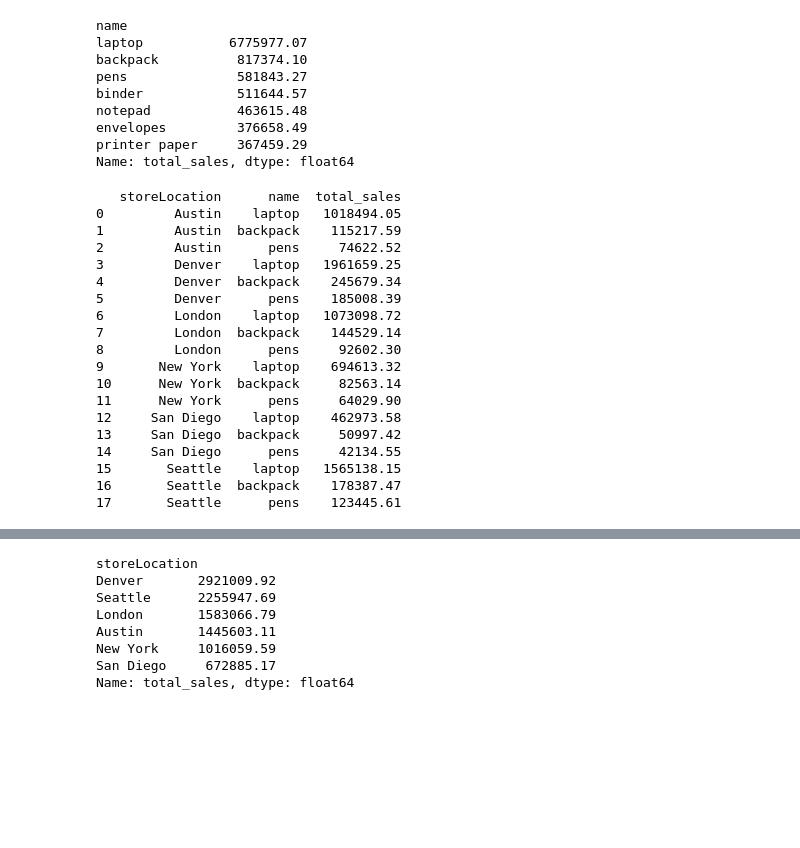
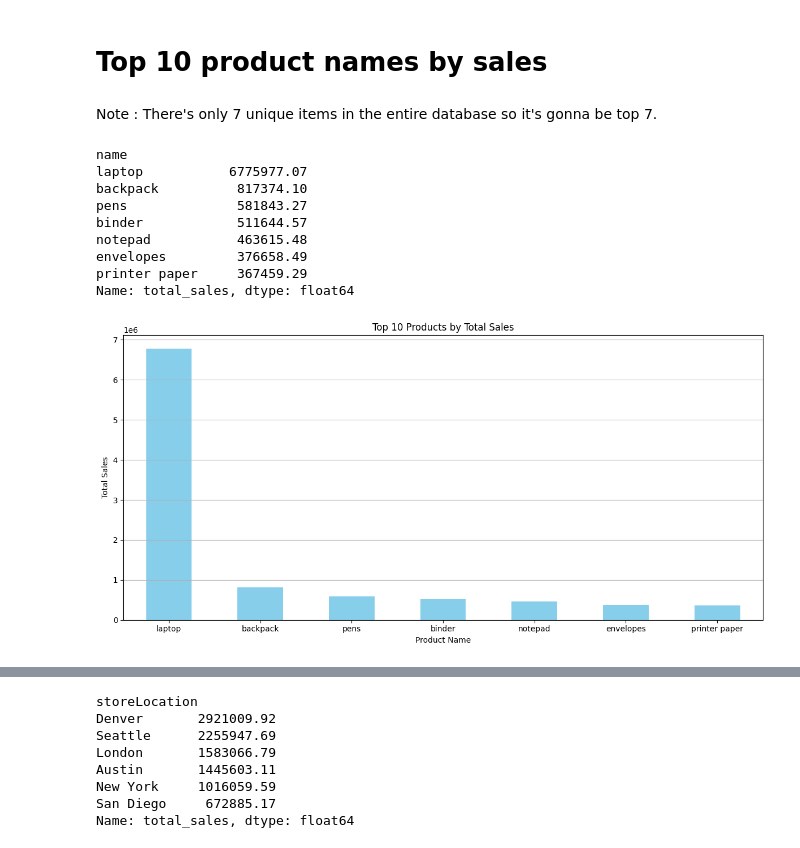
Before and after one commit to u6411325/BDA-Project3, a Jupyter notebook: Project_3.ipynb, the cells around one changed output, grey strips where cells are left out. Drawn from its saved outputs; the diff is of its cells as text; code cells hidden in the pictures; blank space fills up the shorter version.

Commit message:
added visualizations

```diff
--- a/Project_3.ipynb
+++ b/Project_3.ipynb
@@ -33,38 +62,34 @@ df = pd.read_csv('finalproject_items.csv')
-# %%
-df['total_sales'] = df['quantity'] * df['price']
-top_10_products = df.groupby('name')['total_sales'].sum().sort_values(ascending=False).head(10)
-print(top_10_products)
-# %% [output]
-name
-laptop           6775977.07
-backpack          817374.10
-pens              581843.27
-binder            511644.57
-notepad           463615.48
-envelopes         376658.49
-printer paper     367459.29
-Name: total_sales, dtype: float64
-# %%
-store_product_sales = df.groupby(['storeLocation', 'name'])['total_sales'].sum().reset_index()
-top_3_by_store = store_product_sales.groupby('storeLocation').apply(lambda x: x.nlargest(3, 'total_sales')).reset_index(drop=True)
-print(top_3_by_store)
-# %% [output]
-   storeLocation      name  total_sales
-0         Austin    laptop   1018494.05
-1         Austin  backpack    115217.59
-2         Austin      pens     74622.52
-3         Denver    laptop   1961659.25
-4         Denver  backpack    245679.34
-5         Denver      pens    185008.39
-6         London    laptop   1073098.72
-7         London  backpack    144529.14
-8         London      pens     92602.30
-9       New York    laptop    694613.32
-10      New York  backpack     82563.14
-11      New York      pens     64029.90
-12     San Diego    laptop    462973.58
-13     San Diego  backpack     50997.42
-14     San Diego      pens     42134.55
-15       Seattle    laptop   1565138.15
-16       Seattle  backpack    178387.47
-17       Seattle      pens    123445.61
+# %% [markdown]
+# Top 10 product names by sales
+# %% [markdown]
+Note : There's only 7 unique items in the entire database so it's gonna be top 7.
+# %%
+df['total_sales'] = df['quantity'] * df['price']
+top_10_products = df.groupby('name')['total_sales'].sum().sort_values(ascending=False).head(10)
+
+# Create a bar chart
+top_10_products.plot(kind='bar', figsize=(12, 6), color='skyblue')
+
+# Set title and labels for axes
+plt.title("Top 10 Products by Total Sales")
+plt.xlabel("Product Name")
+plt.ylabel("Total Sales")
+plt.xticks(rotation=0)
+plt.grid(axis='y')
+
+# Display the plot
+plt.tight_layout()
+
+print(top_10_products)
+plt.show()
+# %% [output]
+name
+laptop           6775977.07
+backpack          817374.10
+pens              581843.27
+binder            511644.57
+notepad           463615.48
+envelopes         376658.49
+printer paper     367459.29
+Name: total_sales, dtype: float64
+[figure, added]
```
Also changed, not shown: parts of 10 cells of this notebook.
